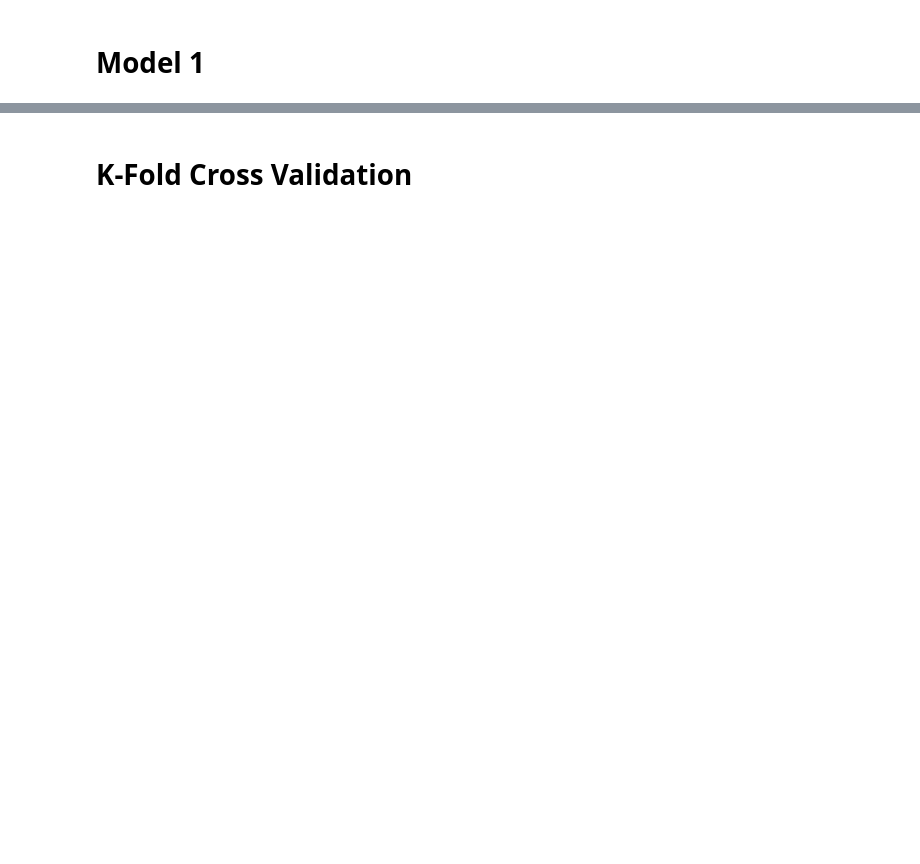
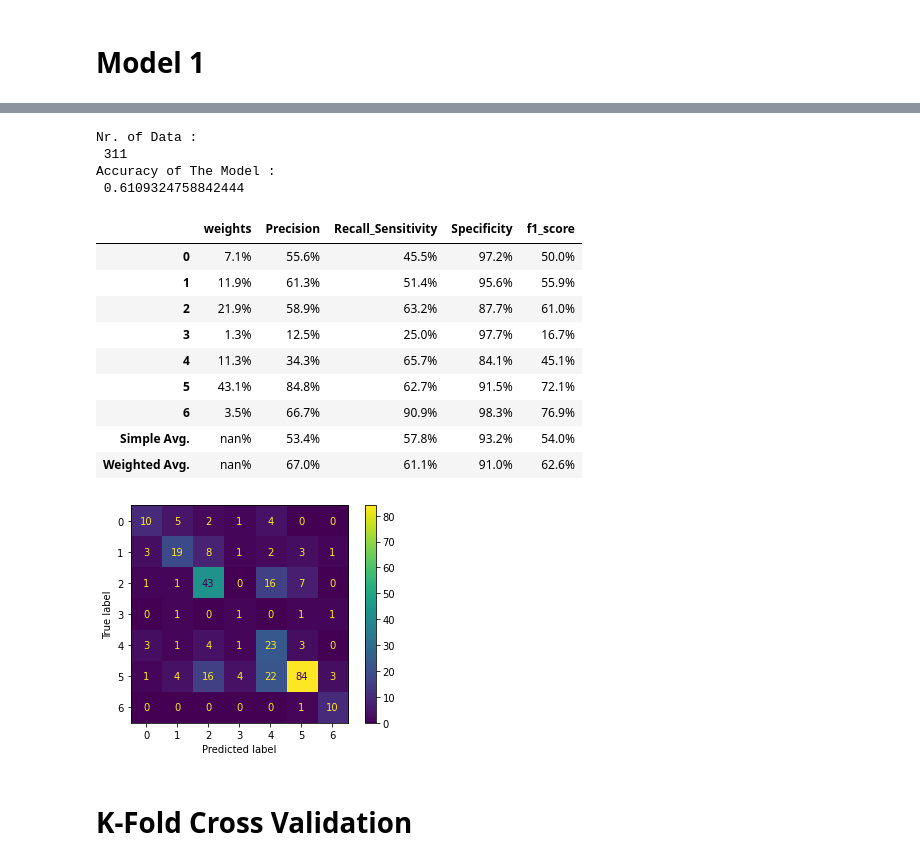
Before and after one commit to sepandms/SkinCare, a Jupyter notebook: CNN_60x45.ipynb, the cells around one changed output, grey strips where cells are left out. Cells and saved outputs as stored; diff of their text form; code cells hidden in the pictures; blank space fills up the shorter version.

```diff
--- a/CNN_60x45.ipynb
+++ b/CNN_60x45.ipynb
@@ -530,9 +548,25 @@ Model_1.train()
 # %%
 model_ = Model_1.model.eval()
 X = input_data[2].to(device)
-Y = labels[2].to(device)
+Y = labels[2].to(device)v
 Y_pred = model_(X).argmax(dim=1)
 confusion_matrix(Y_pred.to('cpu'),Y.to('cpu'))
+# %% [output]
+Nr. of Data :
+ 311
+Accuracy of The Model :
+ 0.6109324758842444
+|  | weights | Precision | Recall_Sensitivity | Specificity | f1_score |
+| 0 | 7.1% | 55.6% | 45.5% | 97.2% | 50.0% |
+| 1 | 11.9% | 61.3% | 51.4% | 95.6% | 55.9% |
+| 2 | 21.9% | 58.9% | 63.2% | 87.7% | 61.0% |
+| 3 | 1.3% | 12.5% | 25.0% | 97.7% | 16.7% |
+| 4 | 11.3% | 34.3% | 65.7% | 84.1% | 45.1% |
+| 5 | 43.1% | 84.8% | 62.7% | 91.5% | 72.1% |
+| 6 | 3.5% | 66.7% | 90.9% | 98.3% | 76.9% |
+| Simple Avg. | nan% | 53.4% | 57.8% | 93.2% | 54.0% |
+| Weighted Avg. | nan% | 67.0% | 61.1% | 91.0% | 62.6% |
+[figure, added]
 # %% [markdown]
 # **K-Fold Cross Validation**
 # %%
```
Also changed, not shown: parts of 14 cells of this notebook.
